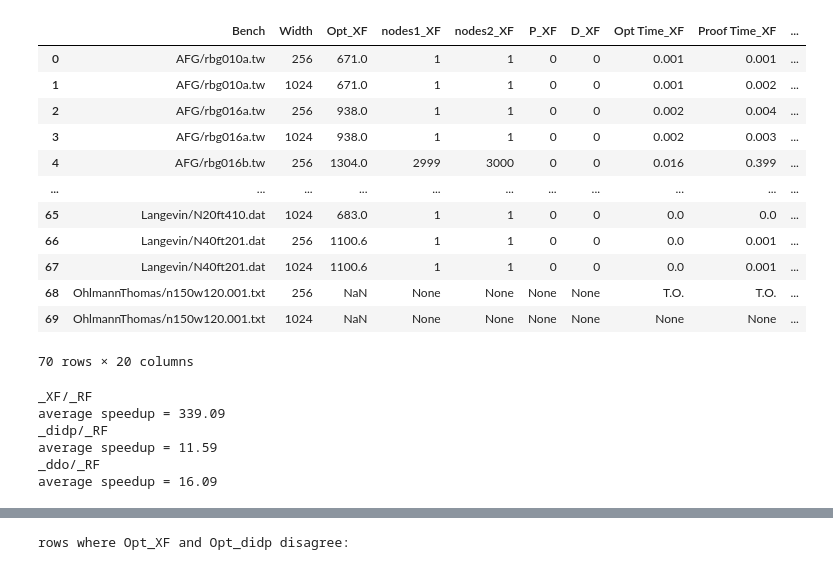
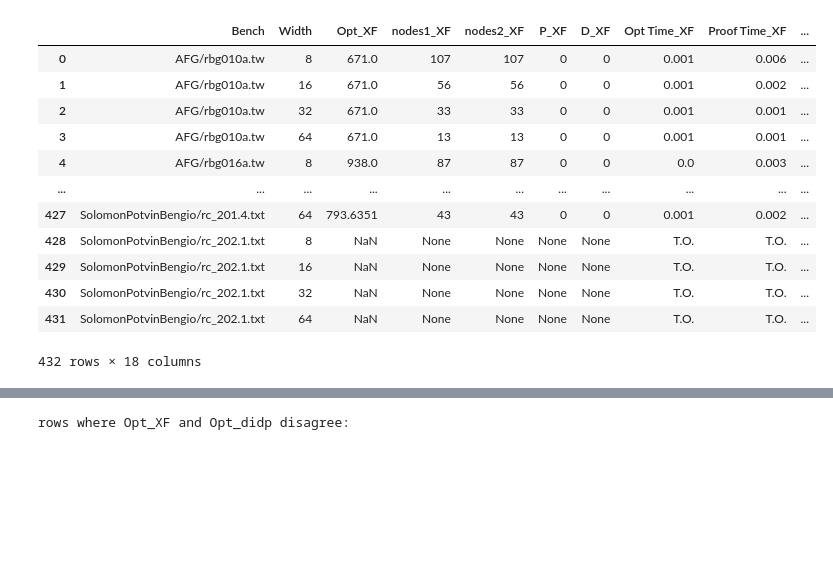
Before and after one commit to ldmbouge/CODD, a Jupyter notebook: experiments/gen.ipynb, the cells around one changed output, grey strips where cells are left out. Drawn from its saved outputs; the diff is of its cells as text; code cells hidden in the pictures; blank space fills up the shorter version.

```diff
--- a/experiments/gen.ipynb
+++ b/experiments/gen.ipynb
@@ -7,6 +7,7 @@ import regex as re
 flt = r'\d*\.*\d*e?\+?-?\d*'
 error_type = lambda e,t: lambda x: e if x is None else t(x)
 i32 = error_type(None, np.int32)
+f64 = error_type(None, np.float64)
 f64_TO = error_type('T.O.', np.float64)
 
 def experiment_to_df(fname, dir='.', ext='.dat', patterns=None, labels_list=None, types_list=None):
@@ -15,12 +16,12 @@ def experiment_to_df(fname, dir='.', ext='.dat', patterns=None, labels_list=None
         pattern2 = r'T.O.|Done\(\d*\):($flt)\s+#nodes:($flt)\/($flt)\s+P\/D:($flt)\/($flt)\s+Time:($flt)\/($flt)s\s+LIM\?:($flt)\s+Seen:($flt)'.replace(r'$flt', flt)
         patterns = [pattern1, pattern2]
     if labels_list is None:
-        labels1 = ['Bench', 'Width' ]
+        labels1 = ['Bench', 'Width']
         labels2 = ['Opt', 'nodes1', 'nodes2', 'P', 'D', 'Opt Time', 'Proof Time', None, None]
         labels_list = [labels1, labels2]
     if types_list is None:
         type1 = [str, np.int32]
-        type2 = [np.float64, i32, i32, i32, i32, f64_TO, f64_TO, None, None]
+        type2 = [f64, i32, i32, i32, i32, f64_TO, f64_TO, None, None]
         types_list = [type1, type2]
 
     csv = {}
@@ -187,30 +62,36 @@ triangular = ['toy/toy1.tw',
 # %%
-exp1 = experiment_to_df_tsptw('tsptw_TO_1000s_realfixlocal_tri/tsptw_XFL_1000', scale_opt=10000.0); exp1['Bench'] = exp1['Bench'].str.split('/').str[-2:].str.join('/')
-exp2 = experiment_to_df_tsptw('tsptw_TO_1000s_realfixlocal_tri/tsptw_RFL_1000', scale_opt=10000.0); exp2['Bench'] = exp2['Bench'].str.split('/').str[-2:].str.join('/')
-exp3 = experiment_to_df_tsptw('tsptw_TO_1000s/tsptw_didp_1000', scale_opt=10000.0, opt_name='Opt_didp', patterns=[r'(\S+)', f't: ({flt}), cost: (\\d+)'], labels_list=[['Bench'],['Proof Time_didp', 'Opt_didp']], types_list=[[str],[np.float64, np.int32]])
-exp4 = experiment_to_df_tsptw('tsptw_TO_1000s/tsptw_ddo_1000', labels_list=[['Bench', None],['Opt_ddo', None, None, None, None, None, 'Proof Time_ddo', None, None]]); exp4['Bench'] = exp4['Bench'].str.split('/').str[-2:].str.join('/')
+exp1 = experiment_to_df_tsptw('tsptw_TO_200s_betterset/tsptw_XFL_200', scale_opt=10000.0); exp1['Bench'] = exp1['Bench'].str.split('/').str[-2:].str.join('/')
+exp2 = experiment_to_df_tsptw('tsptw_TO_200s_betterset/tsptw_RFL_200', scale_opt=10000.0); exp2['Bench'] = exp2['Bench'].str.split('/').str[-2:].str.join('/')
+exp3 = experiment_to_df_tsptw('tsptw_TO_200s_betterset/tsptw_didp_200', scale_opt=10000.0, opt_name='Opt_didp', patterns=[r'(\S+)', f'T.O.|t: ({flt}), cost: (\\d+)'], labels_list=[['Bench'],['Proof Time_didp', 'Opt_didp']], types_list=[[str],[f64_TO, i32]]); exp3['Bench'] = exp3['Bench'].str.split('/').str[-2:].str.join('/')
+
+# exp1 = experiment_to_df_tsptw('tsptw_TO_1000s_realfixlocal_tri/tsptw_XFL_1000', scale_opt=10000.0); exp1['Bench'] = exp1['Bench'].str.split('/').str[-2:].str.join('/')
+# exp2 = experiment_to_df_tsptw('tsptw_TO_1000s_realfixlocal_tri/tsptw_RFL_1000', scale_opt=10000.0); exp2['Bench'] = exp2['Bench'].str.split('/').str[-2:].str.join('/')
+# exp3 = experiment_to_df_tsptw('tsptw_TO_1000s/tsptw_didp_1000', scale_opt=10000.0, opt_name='Opt_didp', patterns=[r'(\S+)', f't: ({flt}), cost: (\\d+)'], labels_list=[['Bench'],['Proof Time_didp', 'Opt_didp']], types_list=[[str],[np.float64, np.int32]]); exp3['Bench'] = exp3['Bench'].str.split('/').str[-2:].str.join('/')
+
+# exp4 = experiment_to_df_tsptw('tsptw_TO_1000s/tsptw_ddo_1000', labels_list=[['Bench', None],['Opt_ddo', None, None, None, None, None, 'Proof Time_ddo', None, None]]); exp4['Bench'] = exp4['Bench'].str.split('/').str[-2:].str.join('/')
 
 # exp1 = exp1[exp1['Opt'].notna()]
 # exp2 = exp2[exp2['Opt'].notna()]
 
 L = 0; R = 1
-suffixes = ('_XF', '_RF', '_didp', '_ddo')
-merge = pd.merge(exp1, exp2, on=['Bench', 'Width'], how='inner', suffixes=suffixes[:2]).merge(exp3, on=['Bench'], how='inner').merge(exp4, on=['Bench'], how='inner')
-final = merge
+suffixes = ('_XF', '_RF', '_didp')#, '_ddo')
+# suffixes = ('_XF', '_RF', '_x', '_y')
+merge = pd.merge(exp1, exp2, on=['Bench', 'Width'], how='inner', suffixes=suffixes[:2]).merge(exp3, on=['Bench'], how='inner')#.merge(exp4, on=['Bench'], how='inner')
+final = merge #merge[merge["Bench"].isin(triangular)]
 #final[~final.notna()] = 'T.O.'
 final
 # %% [output]
 |  | Bench | Width | Opt_XF | nodes1_XF | nodes2_XF | P_XF | D_XF | Opt Time_XF | Proof Time_XF | ... |
-| 0 | AFG/rbg010a.tw | 256 | 671.0 | 1 | 1 | 0 | 0 | 0.001 | 0.001 | ... |
-| 1 | AFG/rbg010a.tw | 1024 | 671.0 | 1 | 1 | 0 | 0 | 0.001 | 0.002 | ... |
-| 2 | AFG/rbg016a.tw | 256 | 938.0 | 1 | 1 | 0 | 0 | 0.002 | 0.004 | ... |
-| 3 | AFG/rbg016a.tw | 1024 | 938.0 | 1 | 1 | 0 | 0 | 0.002 | 0.003 | ... |
-| 4 | AFG/rbg016b.tw | 256 | 1304.0 | 2999 | 3000 | 0 | 0 | 0.016 | 0.399 | ... |
+| 0 | AFG/rbg010a.tw | 8 | 671.0 | 107 | 107 | 0 | 0 | 0.001 | 0.006 | ... |
+| 1 | AFG/rbg010a.tw | 16 | 671.0 | 56 | 56 | 0 | 0 | 0.001 | 0.002 | ... |
+| 2 | AFG/rbg010a.tw | 32 | 671.0 | 33 | 33 | 0 | 0 | 0.001 | 0.001 | ... |
+| 3 | AFG/rbg010a.tw | 64 | 671.0 | 13 | 13 | 0 | 0 | 0.001 | 0.001 | ... |
+| 4 | AFG/rbg016a.tw | 8 | 938.0 | 87 | 87 | 0 | 0 | 0.0 | 0.003 | ... |
 | ... | ... | ... | ... | ... | ... | ... | ... | ... | ... | ... |
-| 65 | Langevin/N20ft410.dat | 1024 | 683.0 | 1 | 1 | 0 | 0 | 0.0 | 0.0 | ... |
-| 66 | Langevin/N40ft201.dat | 256 | 1100.6 | 1 | 1 | 0 | 0 | 0.0 | 0.001 | ... |
-| 67 | Langevin/N40ft201.dat | 1024 | 1100.6 | 1 | 1 | 0 | 0 | 0.0 | 0.001 | ... |
-| 68 | OhlmannThomas/n150w120.001.txt | 256 | NaN | None | None | None | None | T.O. | T.O. | ... |
-| 69 | OhlmannThomas/n150w120.001.txt | 1024 | NaN | None | None | None | None | None | None | ... |
+| 427 | SolomonPotvinBengio/rc_201.4.txt | 64 | 793.6351 | 43 | 43 | 0 | 0 | 0.001 | 0.002 | ... |
+| 428 | SolomonPotvinBengio/rc_202.1.txt | 8 | NaN | None | None | None | None | T.O. | T.O. | ... |
+| 429 | SolomonPotvinBengio/rc_202.1.txt | 16 | NaN | None | None | None | None | T.O. | T.O. | ... |
+| 430 | SolomonPotvinBengio/rc_202.1.txt | 32 | NaN | None | None | None | None | T.O. | T.O. | ... |
+| 431 | SolomonPotvinBengio/rc_202.1.txt | 64 | NaN | None | None | None | None | T.O. | T.O. | ... |
-70 rows × 20 columns
+432 rows × 18 columns
 # %%
@@ -233,14 +119,3 @@ def average_speedup(L, R):
     # else:
     #     print(f'average slowdown = {1/avg}')
     #     print(f'                 = {1/avg:.2f}')
-# %%
-average_speedup(0,1)
-average_speedup(2,1)
-average_speedup(3,1)
-# %% [output]
-_XF/_RF
-average speedup = 339.09
-_didp/_RF
-average speedup = 11.59
-_ddo/_RF
-average speedup = 16.09
```
Also changed, not shown: parts of 20 cells of this notebook, 6 other files.
